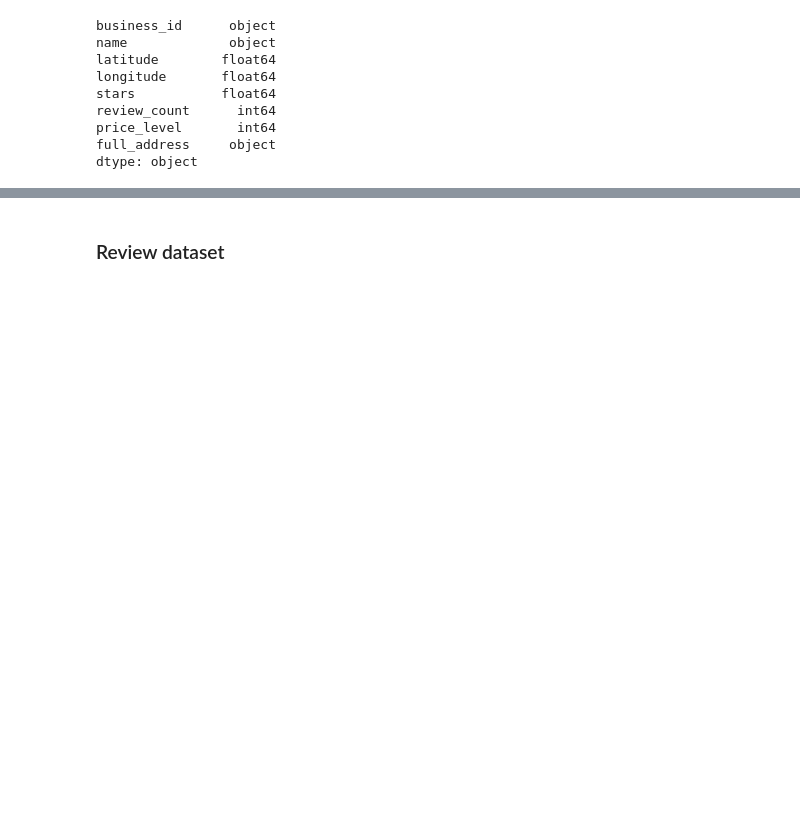
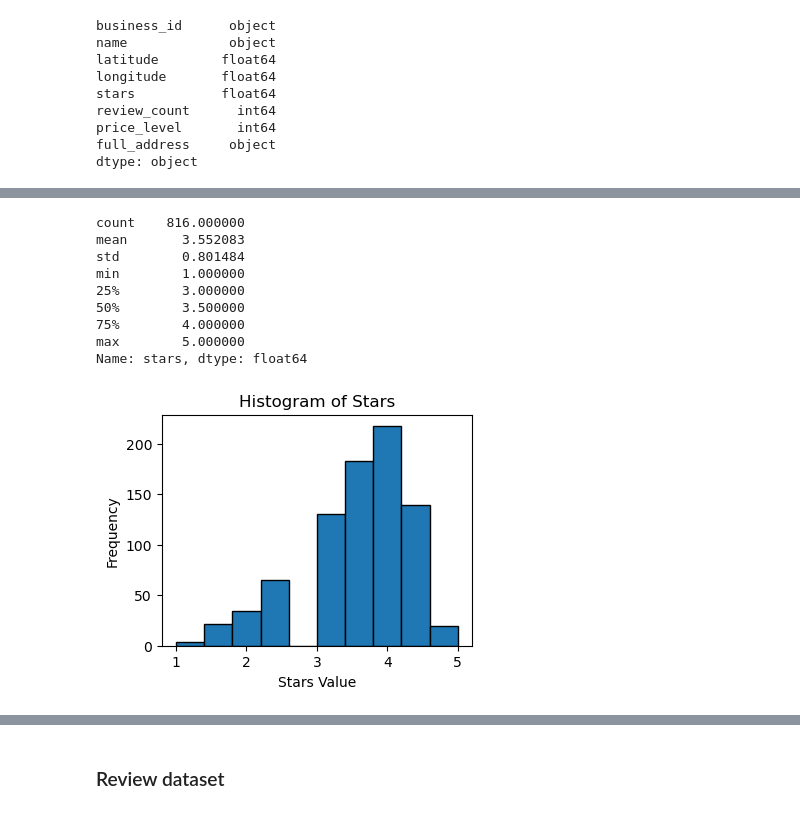
Before and after one commit to avesselinov/Project1, a Jupyter notebook: SCRIPTS/yelp_restaurant_cleaning.ipynb, the cells around one changed output, grey strips where cells are left out. Drawn from its saved outputs; the diff is of its cells as text; code cells hidden in the pictures; blank space fills up the shorter version.

```diff
--- a/SCRIPTS/yelp_restaurant_cleaning.ipynb
+++ b/SCRIPTS/yelp_restaurant_cleaning.ipynb
@@ -285,0 +349,23 @@ dtype: object
+# %%
+# stars
+display(philly_rest['stars'].describe())
+
+# histogram
+fig, ax = plt.subplots(figsize=(4, 3))  # Assigns an Axes object
+plt.hist(philly_rest['stars'], edgecolor='black')
+ax.set_xlabel("Stars Value")
+ax.set_ylabel("Frequency")
+ax.set_title("Histogram of Stars")
+fig.show()
+fig.savefig('stars_rest_histogram.png')
+# %% [output]
+count    816.000000
+mean       3.552083
+std        0.801484
+min        1.000000
+25%        3.000000
+50%        3.500000
+75%        4.000000
+max        5.000000
+Name: stars, dtype: float64
+[figure, added]
```
Also changed, not shown: parts of 16 cells of this notebook, 1 other file.
